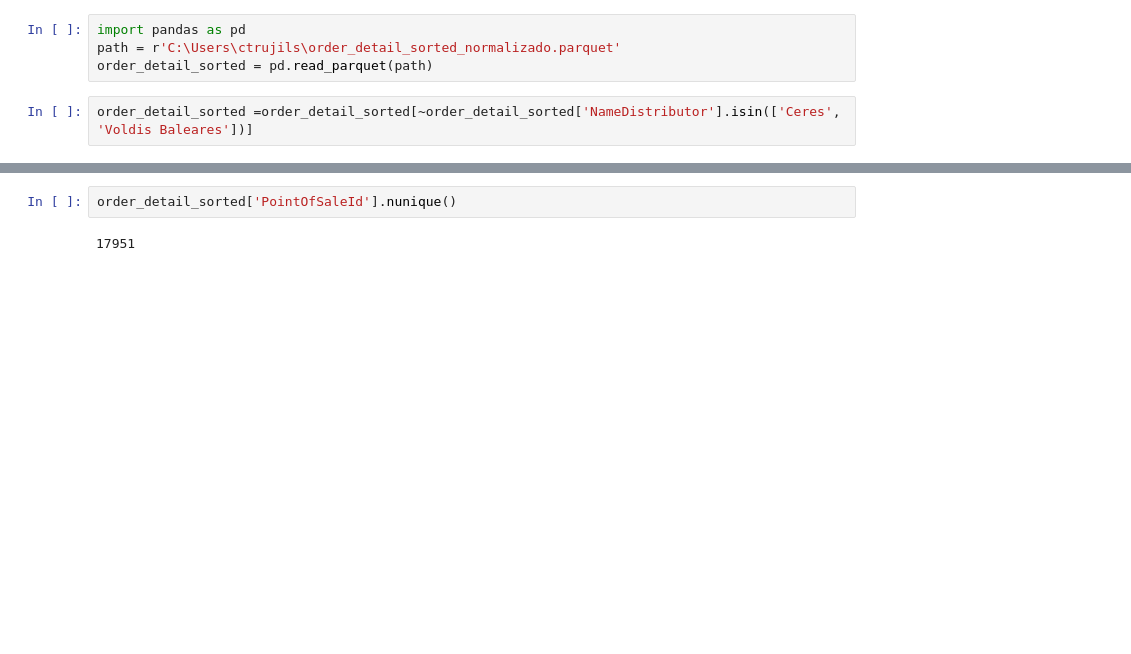
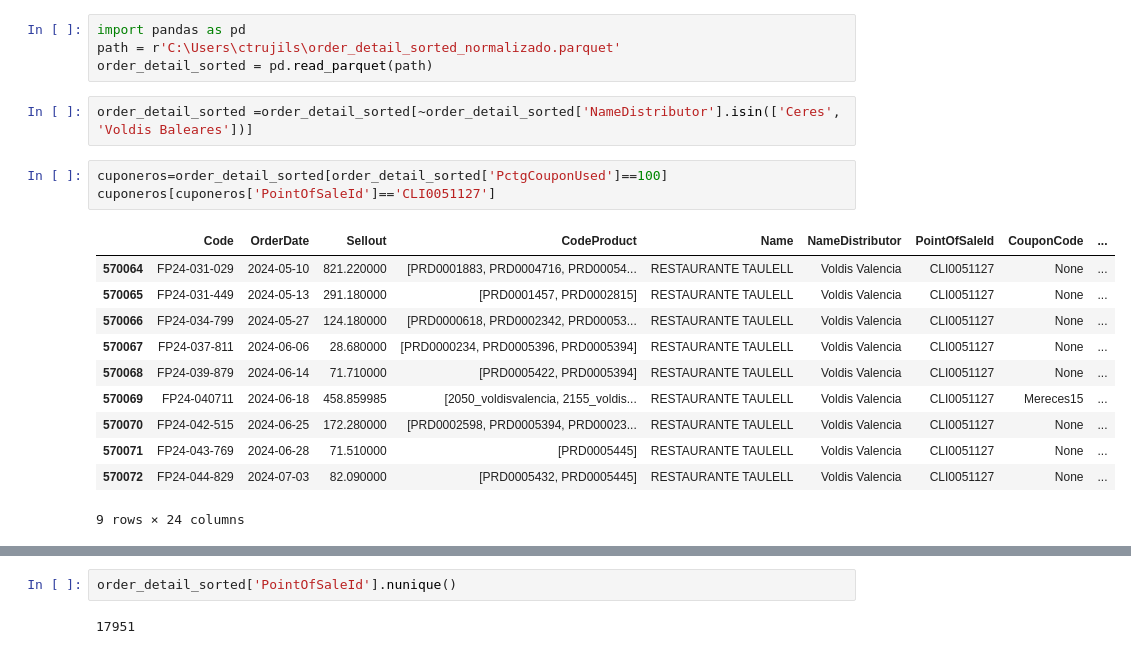
Before and after one commit to MahouECommerce/ml-eficiencia-comercial, a Jupyter notebook: 02_Descriptivo_Segmentacion.ipynb, the cells around one changed output, grey strips where cells are left out. Saved outputs shown, nothing was run; the diff lists cells and outputs as text; blank space fills up the shorter version.

```diff
--- a/02_Descriptivo_Segmentacion.ipynb
+++ b/02_Descriptivo_Segmentacion.ipynb
@@ -6,3 +6,18 @@ path = r'C:\Users\ctrujils\order_detail_sorted_normalizado.parquet'
 order_detail_sorted = pd.read_parquet(path)
 # %%
 order_detail_sorted =order_detail_sorted[~order_detail_sorted['NameDistributor'].isin(['Ceres', 'Voldis Baleares'])]
+# %%
+cuponeros=order_detail_sorted[order_detail_sorted['PctgCouponUsed']==100]
+cuponeros[cuponeros['PointOfSaleId']=='CLI0051127']
+# %% [output]
+|  | Code | OrderDate | Sellout | CodeProduct | Name | NameDistributor | PointOfSaleId | CouponCode | ... |
+| 570064 | FP24-031-029 | 2024-05-10 | 821.220000 | [PRD0001883, PRD0004716, PRD00054... | RESTAURANTE TAULELL | Voldis Valencia | CLI0051127 | None | ... |
+| 570065 | FP24-031-449 | 2024-05-13 | 291.180000 | [PRD0001457, PRD0002815] | RESTAURANTE TAULELL | Voldis Valencia | CLI0051127 | None | ... |
+| 570066 | FP24-034-799 | 2024-05-27 | 124.180000 | [PRD0000618, PRD0002342, PRD00053... | RESTAURANTE TAULELL | Voldis Valencia | CLI0051127 | None | ... |
+| 570067 | FP24-037-811 | 2024-06-06 | 28.680000 | [PRD0000234, PRD0005396, PRD0005394] | RESTAURANTE TAULELL | Voldis Valencia | CLI0051127 | None | ... |
+| 570068 | FP24-039-879 | 2024-06-14 | 71.710000 | [PRD0005422, PRD0005394] | RESTAURANTE TAULELL | Voldis Valencia | CLI0051127 | None | ... |
+| 570069 | FP24-040711 | 2024-06-18 | 458.859985 | [2050_voldisvalencia, 2155_voldis... | RESTAURANTE TAULELL | Voldis Valencia | CLI0051127 | Mereces15 | ... |
+| 570070 | FP24-042-515 | 2024-06-25 | 172.280000 | [PRD0002598, PRD0005394, PRD00023... | RESTAURANTE TAULELL | Voldis Valencia | CLI0051127 | None | ... |
+| 570071 | FP24-043-769 | 2024-06-28 | 71.510000 | [PRD0005445] | RESTAURANTE TAULELL | Voldis Valencia | CLI0051127 | None | ... |
+| 570072 | FP24-044-829 | 2024-07-03 | 82.090000 | [PRD0005432, PRD0005445] | RESTAURANTE TAULELL | Voldis Valencia | CLI0051127 | None | ... |
+9 rows × 24 columns
```
Also changed, not shown: parts of 17 cells of this notebook, 2 other files.
